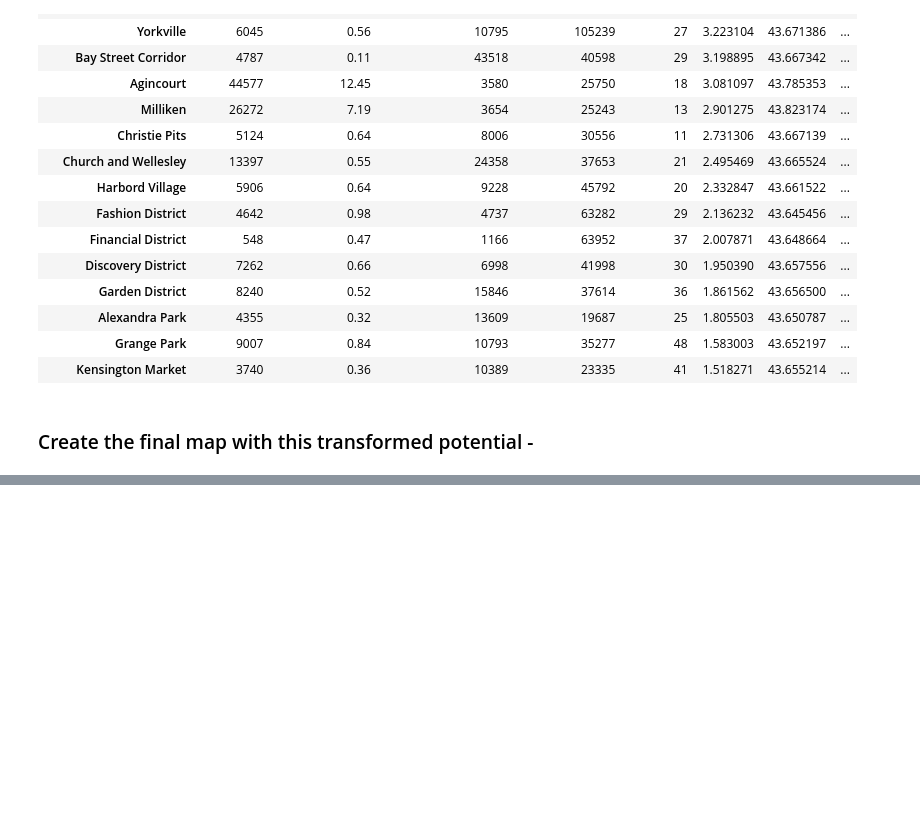
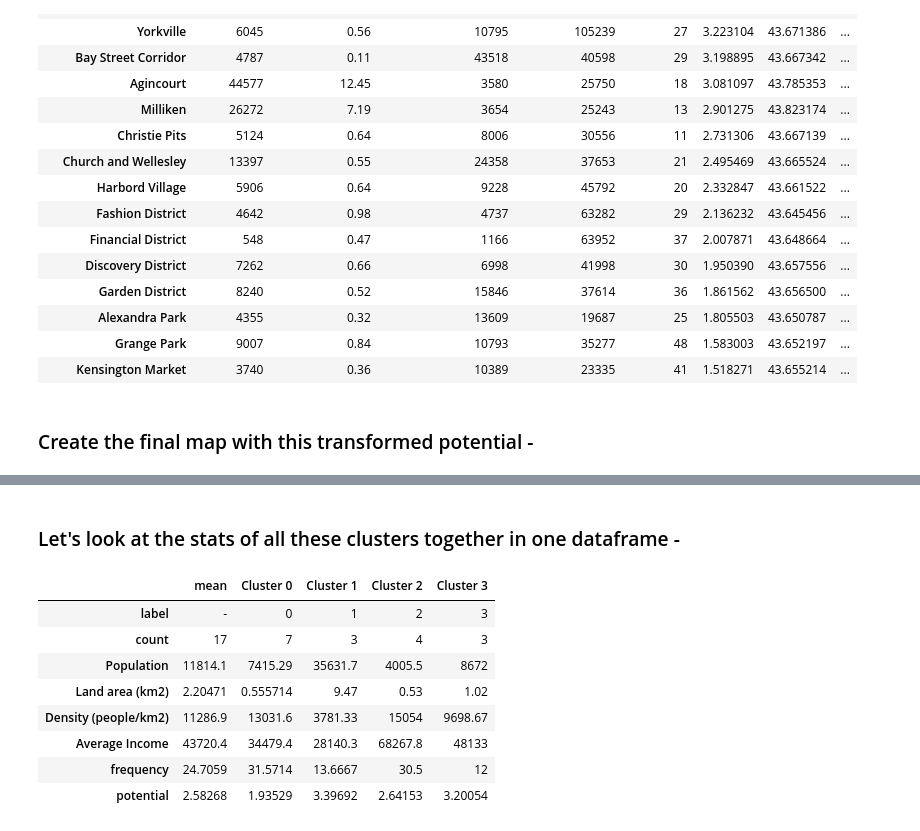
Before and after one commit to Rishabhjain631999/Coursera_Capstone, a Jupyter notebook: Final Notebook.ipynb, the cells around one changed output, grey strips where cells are left out. Saved outputs shown, nothing was run; the diff lists cells and outputs as text; code cells hidden in the pictures; blank space fills up the shorter version.

```diff
--- a/Final Notebook.ipynb
+++ b/Final Notebook.ipynb
@@ -586,0 +712,5 @@ map_toronto
+# %%
+# cluster 1 points:
+one_df = sliced_df[refined_data['label'] == 1].iloc[:, :6]
+one_df['label'] = refined_data['label']
+one_df.style.apply(highlight, axis=1)
@@ -586,0 +723,5 @@ map_toronto
+# %%
+# cluster 2 points:
+two_df = sliced_df[refined_data['label'] == 2].iloc[:, :6]
+two_df['label'] = refined_data['label']
+two_df.style.apply(highlight, axis=1)
@@ -586,0 +735,5 @@ map_toronto
+# %%
+# cluster 3 points:
+three_df = sliced_df[refined_data['label'] == 3].iloc[:, :6]
+three_df['label'] = refined_data['label']
+three_df.style.apply(highlight, axis=1)
@@ -586,0 +746,27 @@ map_toronto
+# %% [markdown]
+<h3> Let's look at the stats of all these clusters together in one dataframe -
+# %%
+summary_df = sliced_df.iloc[:, :6].describe().iloc[1, :].to_frame()
+summary_df['Cluster 0'] = zero_df.describe().iloc[1, :]
+summary_df['Cluster 1'] = one_df.describe().iloc[1, :]
+summary_df['Cluster 2'] = two_df.describe().iloc[1, :]
+summary_df['Cluster 3'] = three_df.describe().iloc[1, :]
+
+labels = pd.DataFrame({'mean': ['-'], 'Cluster 0': [0], 'Cluster 1': [1], 'Cluster 2': [2], 'Cluster 3': [3]})
+labels.set_axis(['label'], inplace=True)
+
+counts = pd.DataFrame({'mean': [sliced_df.shape[0]], 'Cluster 0': [zero_df.shape[0]], 'Cluster 1': [one_df.shape[0]], 'Cluster 2': [two_df.shape[0]], 'Cluster 3': [three_df.shape[0]]})
+counts.set_axis(['count'], inplace=True)
+
+summary_df = pd.concat([labels, counts, summary_df])
+summary_df.style.apply(highlight_col, axis=0)
+# %% [output]
+|  | mean | Cluster 0 | Cluster 1 | Cluster 2 | Cluster 3 |
+| label | - | 0 | 1 | 2 | 3 |
+| count | 17 | 7 | 3 | 4 | 3 |
+| Population | 11814.1 | 7415.29 | 35631.7 | 4005.5 | 8672 |
+| Land area (km2) | 2.20471 | 0.555714 | 9.47 | 0.53 | 1.02 |
+| Density (people/km2) | 11286.9 | 13031.6 | 3781.33 | 15054 | 9698.67 |
+| Average Income | 43720.4 | 34479.4 | 28140.3 | 68267.8 | 48133 |
+| frequency | 24.7059 | 31.5714 | 13.6667 | 30.5 | 12 |
+| potential | 2.58268 | 1.93529 | 3.39692 | 2.64153 | 3.20054 |
```
Also changed, not shown: parts of 18 cells of this notebook.
